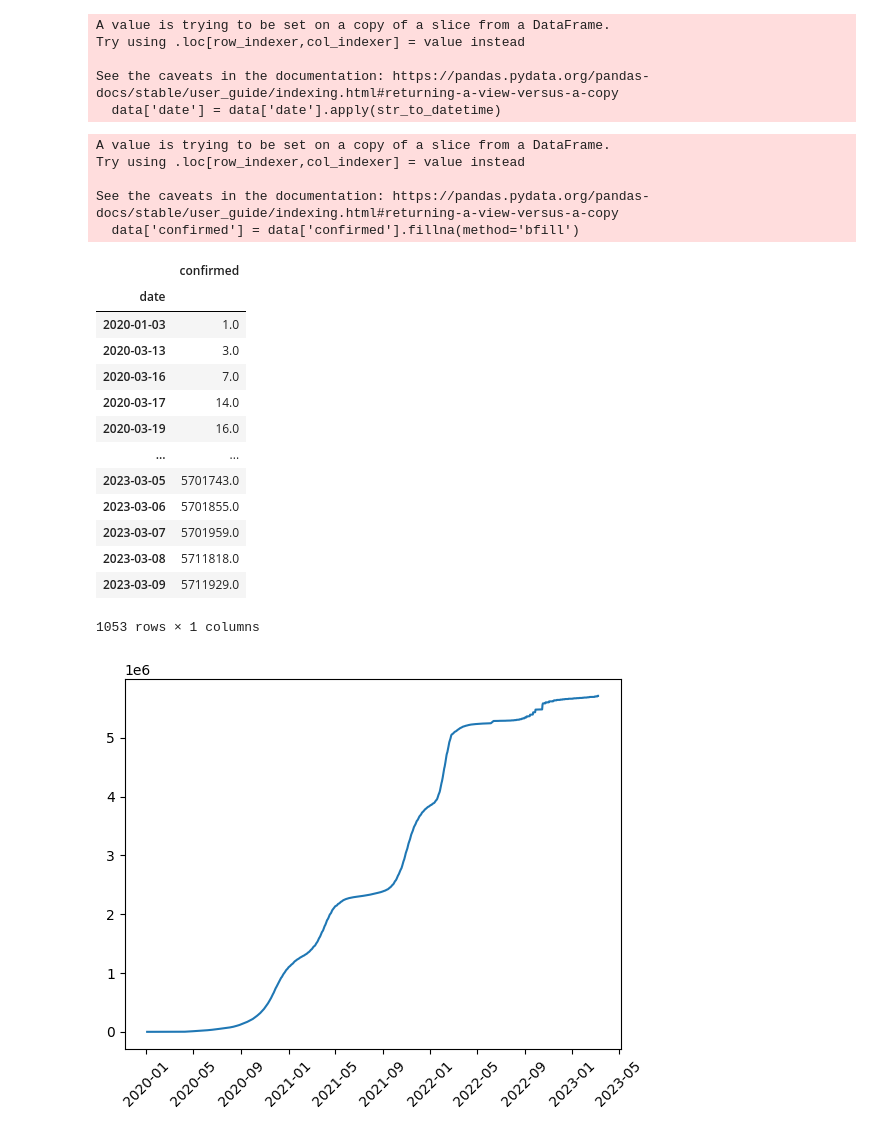
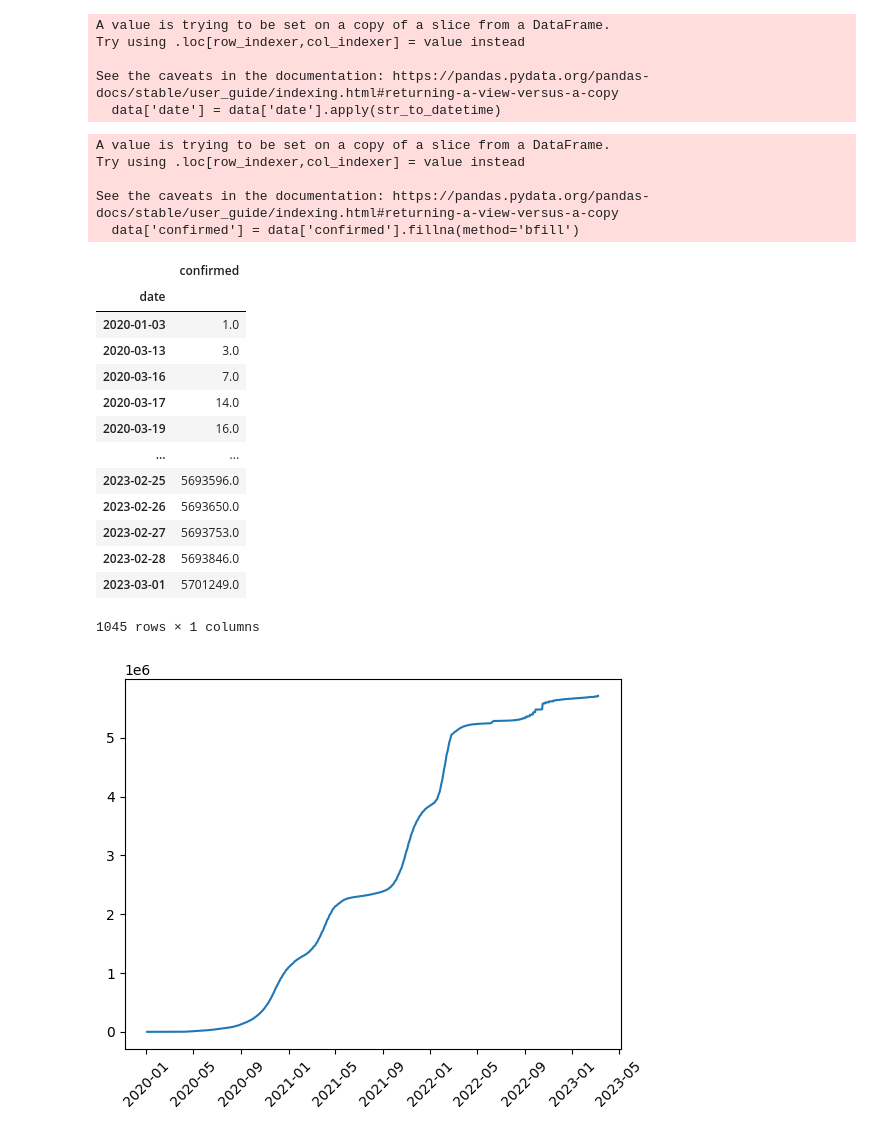
Before and after one commit to annafedyna/prediction_with_nn, a Jupyter notebook: sliding_window.ipynb, the cells around one changed output. Cells and saved outputs as stored; diff of their text form; code cells hidden in the pictures.

```diff
--- a/sliding_window.ipynb
+++ b/sliding_window.ipynb
@@ -28,29 +28,30 @@ See the caveats in the documentation: https://pandas.pydata.org/pandas-docs/stab
 # %%
 data.index = data.pop('date')
 data['confirmed'] = data['confirmed'].fillna(method='bfill')
-data[data.index >= '2020-03-03']
-data = data[~data['confirmed'].duplicated(keep='first')]
+data[(data.index >= '2020-03-03') & (data.index <= '2023-03-01')]
+data = data[~data.duplicated(subset=['confirmed'], keep='first')]
+data = data[data.index <= '2023-03-01']
 data
 # %% [output]
 A value is trying to be set on a copy of a slice from a DataFrame.
 Try using .loc[row_indexer,col_indexer] = value instead
 
 See the caveats in the documentation: https://pandas.pydata.org/pandas-docs/stable/user_guide/indexing.html#returning-a-view-versus-a-copy
   data['confirmed'] = data['confirmed'].fillna(method='bfill')
 |  | confirmed |
 | date |  |
 | 2020-01-03 | 1.0 |
 | 2020-03-13 | 3.0 |
 | 2020-03-16 | 7.0 |
 | 2020-03-17 | 14.0 |
 | 2020-03-19 | 16.0 |
 | ... | ... |
-| 2023-03-05 | 5701743.0 |
-| 2023-03-06 | 5701855.0 |
-| 2023-03-07 | 5701959.0 |
-| 2023-03-08 | 5711818.0 |
-| 2023-03-09 | 5711929.0 |
+| 2023-02-25 | 5693596.0 |
+| 2023-02-26 | 5693650.0 |
+| 2023-02-27 | 5693753.0 |
+| 2023-02-28 | 5693846.0 |
+| 2023-03-01 | 5701249.0 |
-1053 rows × 1 columns
+1045 rows × 1 columns
 # %%
 plt.plot(data.index, data['confirmed'])
 plt.xticks(rotation=45)
```
Also changed, not shown: parts of 15 cells of this notebook.
